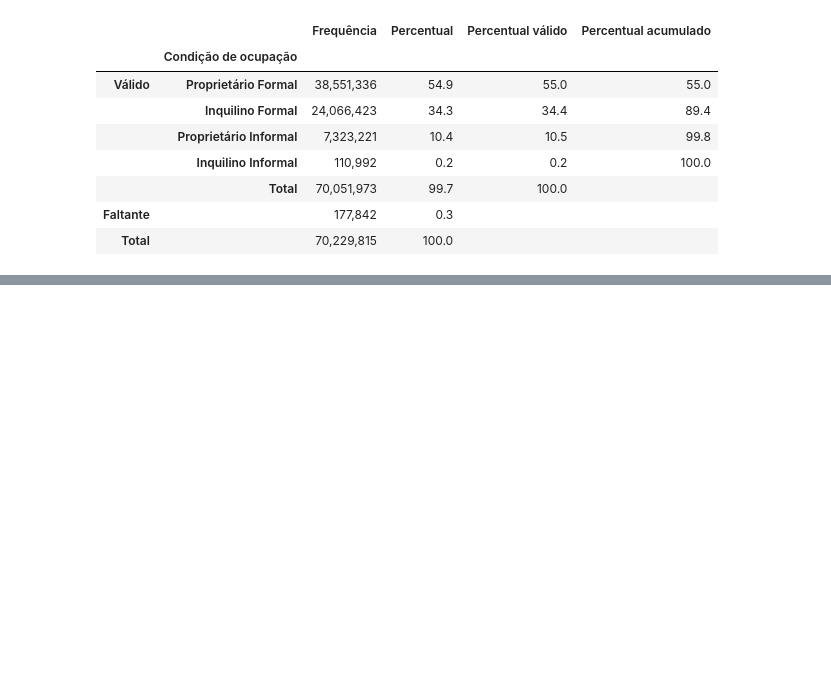
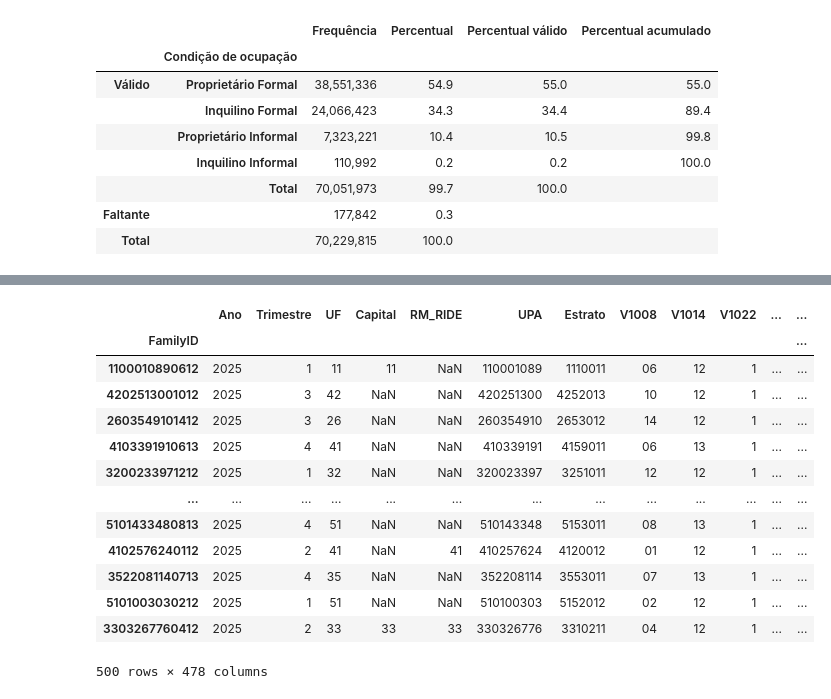
Before and after one commit to pietro-bottega/tenure_choice_brasil, a Jupyter notebook: notebooks/Plano.ipynb, the cells around one changed output, grey strips where cells are left out. Cells and saved outputs as stored; diff of their text form; code cells hidden in the pictures; blank space fills up the shorter version.

Commit message:
add deflators

```diff
--- a/notebooks/Plano.ipynb
+++ b/notebooks/Plano.ipynb
@@ -111,0 +117,11 @@ Total expanded population: 70,229,815
+# %%
+data_folder = "../data"
+file = 'deflator_PNADC_2025.xls'
+deflator_file = os.path.join(data_folder, file)
+
+df_pnad_preview = pnadc.tools.deflators(
+    df = df_pnad_preview,
+    defl_file = deflator_file
+    )
+
+df_pnad_preview
@@ -185,0 +216,17 @@ tenure_table
+# %%
+df_pnad_preview
+# %% [output]
+|  | Ano | Trimestre | UF | Capital | RM_RIDE | UPA | Estrato | V1008 | V1014 | V1022 | ... | ... |
+| FamilyID |  |  |  |  |  |  |  |  |  |  |  | ... |
+| 1100010890612 | 2025 | 1 | 11 | 11 | NaN | 110001089 | 1110011 | 06 | 12 | 1 | ... | ... |
+| 4202513001012 | 2025 | 3 | 42 | NaN | NaN | 420251300 | 4252013 | 10 | 12 | 1 | ... | ... |
+| 2603549101412 | 2025 | 3 | 26 | NaN | NaN | 260354910 | 2653012 | 14 | 12 | 1 | ... | ... |
+| 4103391910613 | 2025 | 4 | 41 | NaN | NaN | 410339191 | 4159011 | 06 | 13 | 1 | ... | ... |
+| 3200233971212 | 2025 | 1 | 32 | NaN | NaN | 320023397 | 3251011 | 12 | 12 | 1 | ... | ... |
+| ... | ... | ... | ... | ... | ... | ... | ... | ... | ... | ... | ... | ... |
+| 5101433480813 | 2025 | 4 | 51 | NaN | NaN | 510143348 | 5153011 | 08 | 13 | 1 | ... | ... |
+| 4102576240112 | 2025 | 2 | 41 | NaN | 41 | 410257624 | 4120012 | 01 | 12 | 1 | ... | ... |
+| 3522081140713 | 2025 | 4 | 35 | NaN | NaN | 352208114 | 3553011 | 07 | 13 | 1 | ... | ... |
+| 5101003030212 | 2025 | 1 | 51 | NaN | NaN | 510100303 | 5152012 | 02 | 12 | 1 | ... | ... |
+| 3303267760412 | 2025 | 2 | 33 | 33 | 33 | 330326776 | 3310211 | 04 | 12 | 1 | ... | ... |
+500 rows × 478 columns
```
Also changed, not shown: parts of 6 cells of this notebook, 1 other file.
